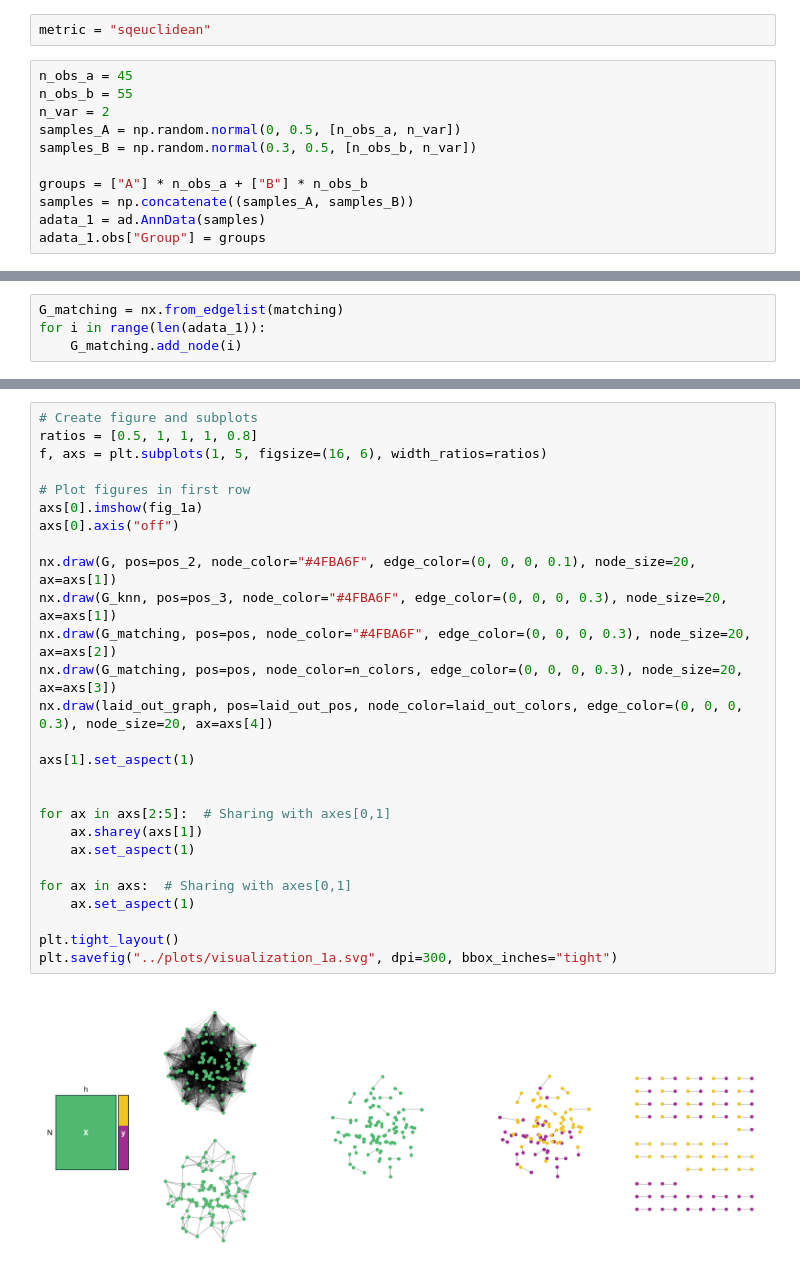
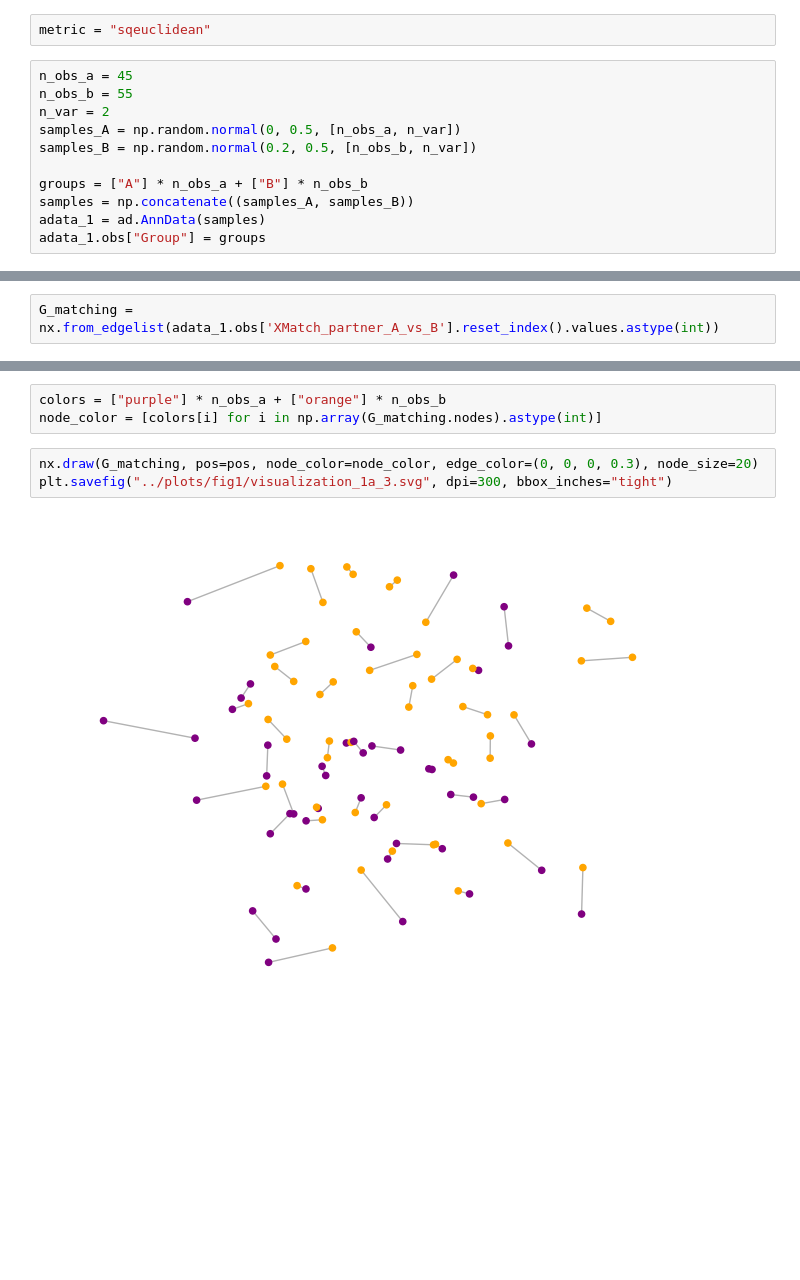
Before and after one commit to bionetslab/scXMatch_paper, a Jupyter notebook: notebooks/fig1.ipynb, the cells around one changed output, grey strips where cells are left out. Saved outputs shown, nothing was run; the diff lists cells and outputs as text; blank space fills up the shorter version.

```diff
--- a/notebooks/fig1.ipynb
+++ b/notebooks/fig1.ipynb
@@ -38,7 +33,7 @@ n_obs_a = 45
 n_obs_b = 55
 n_var = 2
 samples_A = np.random.normal(0, 0.5, [n_obs_a, n_var])
-samples_B = np.random.normal(0.3, 0.5, [n_obs_b, n_var])
+samples_B = np.random.normal(0.2, 0.5, [n_obs_b, n_var])
 
 groups = ["A"] * n_obs_a + ["B"] * n_obs_b
 samples = np.concatenate((samples_A, samples_B))
@@ -85,5 +57,3 @@ G_knn = nx.from_scipy_sparse_array(adata_1.obsp["distances"])
 # %%
-G_matching = nx.from_edgelist(matching)
-for i in range(len(adata_1)):
-    G_matching.add_node(i)
+G_matching = nx.from_edgelist(adata_1.obs['XMatch_partner_A_vs_B'].reset_index().values.astype(int))
 # %%
@@ -117,29 +72,8 @@ counting cross matches.
+# %%
+colors = ["purple"] * n_obs_a + ["orange"] * n_obs_b
+node_color = [colors[i] for i in np.array(G_matching.nodes).astype(int)]
 # %%
-# Create figure and subplots
-ratios = [0.5, 1, 1, 1, 0.8]
-f, axs = plt.subplots(1, 5, figsize=(16, 6), width_ratios=ratios)
-
-# Plot figures in first row
-axs[0].imshow(fig_1a)
-axs[0].axis("off")
-
-nx.draw(G, pos=pos_2, node_color="#4FBA6F", edge_color=(0, 0, 0, 0.1), node_size=20, ax=axs[1])
-nx.draw(G_knn, pos=pos_3, node_color="#4FBA6F", edge_color=(0, 0, 0, 0.3), node_size=20, ax=axs[1])
-nx.draw(G_matching, pos=pos, node_color="#4FBA6F", edge_color=(0, 0, 0, 0.3), node_size=20, ax=axs[2])
-nx.draw(G_matching, pos=pos, node_color=n_colors, edge_color=(0, 0, 0, 0.3), node_size=20, ax=axs[3])
-nx.draw(laid_out_graph, pos=laid_out_pos, node_color=laid_out_colors, edge_color=(0, 0, 0, 0.3), node_size=20, ax=axs[4])
-
-axs[1].set_aspect(1)
-
-
-for ax in axs[2:5]:  # Sharing with axes[0,1]
-    ax.sharey(axs[1])
-    ax.set_aspect(1)
-
-for ax in axs:  # Sharing with axes[0,1]
-    ax.set_aspect(1)
-
-plt.tight_layout()
-plt.savefig("../plots/visualization_1a.svg", dpi=300, bbox_inches="tight")
+nx.draw(G_matching, pos=pos, node_color=node_color, edge_color=(0, 0, 0, 0.3), node_size=20)
+plt.savefig("../plots/fig1/visualization_1a_3.svg", dpi=300, bbox_inches="tight")
 # %% [output]
-[figure, old version]
+[figure, new version]
```
Also changed, not shown: parts of 16 cells of this notebook, 4 other files.
